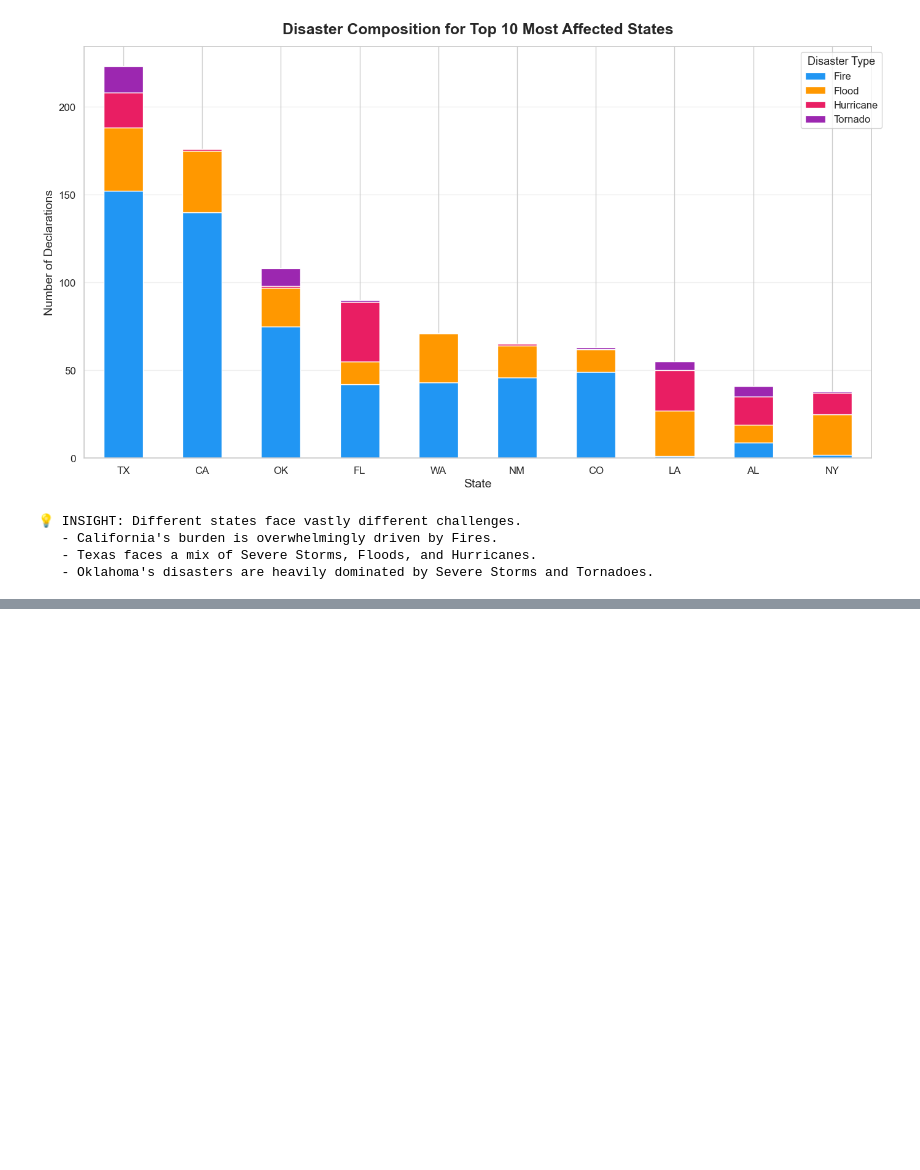
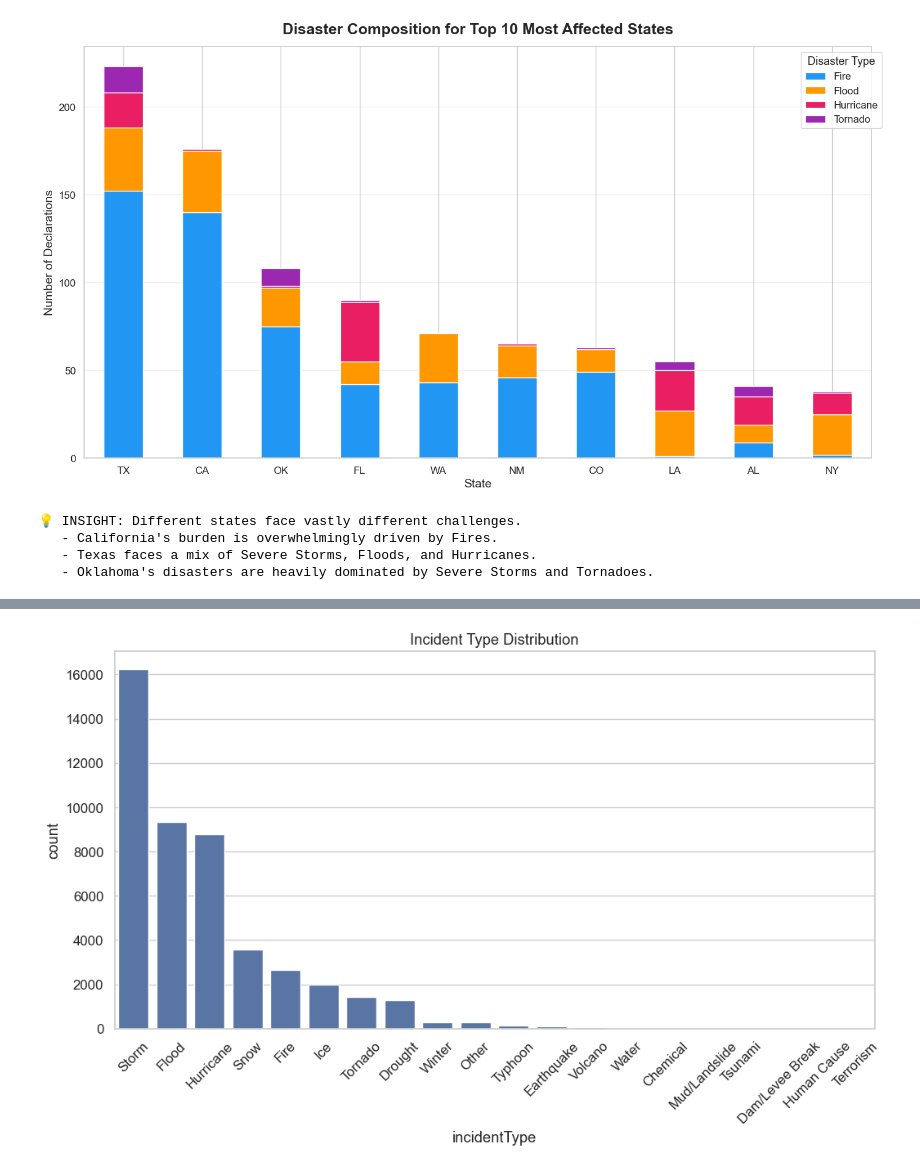
Before and after one commit to GKSJ19/USND, a Jupyter notebook: notebooks/analysis.ipynb, the cells around one changed output, grey strips where cells are left out. Saved outputs shown, nothing was run; the diff lists cells and outputs as text; code cells hidden in the pictures; blank space fills up the shorter version.

```diff
--- a/notebooks/analysis.ipynb
+++ b/notebooks/analysis.ipynb
@@ -581,0 +697,11 @@ print("   - Oklahoma's disasters are heavily dominated by Severe Storms and Torn
+# %%
+incident_counts = df['Disaster Type'].value_counts().reset_index()
+incident_counts.columns = ['incidentType', 'count']
+
+plt.figure(figsize=(12,6))
+sns.barplot(data=incident_counts, x='incidentType', y='count')
+plt.xticks(rotation=45)
+plt.title("Incident Type Distribution")
+plt.show()
+# %% [output]
+[figure, added]
```
Also changed, not shown: parts of 15 cells of this notebook, 39 other files.
